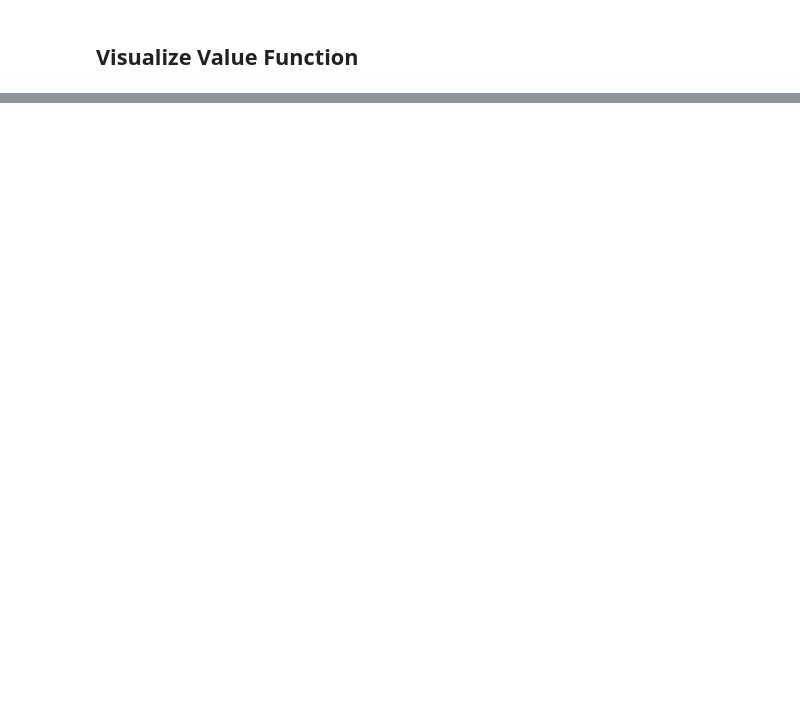
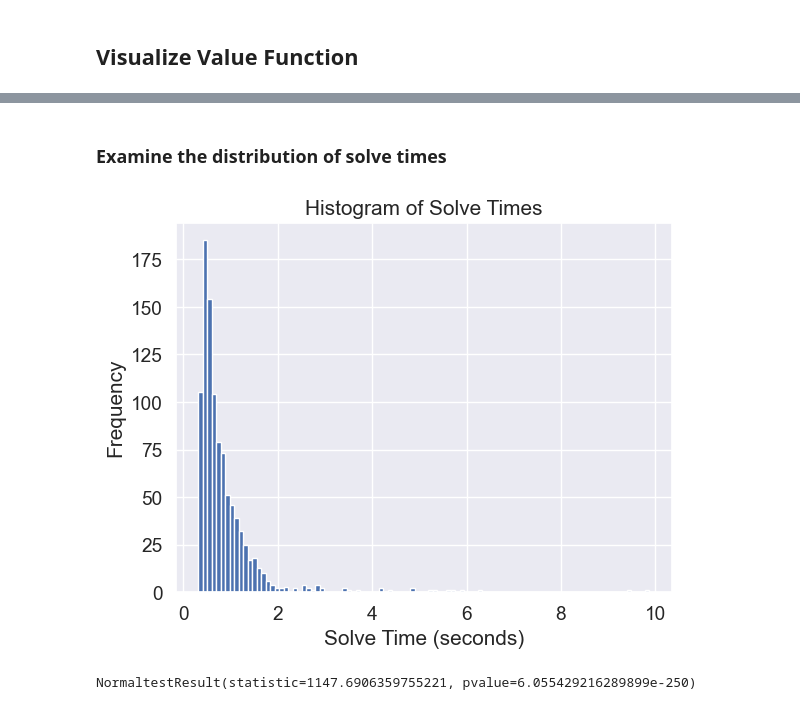
Before and after one commit to Astronauty/AiPEX-Projects, a Jupyter notebook: warmstarting_NLPs/NLP_solution_analysis.ipynb, the cells around one changed output, grey strips where cells are left out. Drawn from its saved outputs; the diff is of its cells as text; code cells hidden in the pictures; blank space fills up the shorter version.

```diff
--- a/warmstarting_NLPs/NLP_solution_analysis.ipynb
+++ b/warmstarting_NLPs/NLP_solution_analysis.ipynb
@@ -59,0 +74,15 @@ sns.scatterplot(x=params[:, 0], y=params[:, 1], hue=df['obj'])
+# %% [markdown]
+### Examine the distribution of solve times
+# %%
+df["solve_time_sec"]
+
+plt.hist(df["solve_time_sec"], bins=100)
+plt.xlabel("Solve Time (seconds)")
+plt.ylabel("Frequency")
+plt.title("Histogram of Solve Times")
+plt.show()
+
+sp.stats.normaltest(df["solve_time_sec"])
+# %% [output]
+[figure, added]
+NormaltestResult(statistic=1147.6906359755221, pvalue=6.055429216289899e-250)
```
Also changed, not shown: parts of 5 cells of this notebook, 26 other files.
